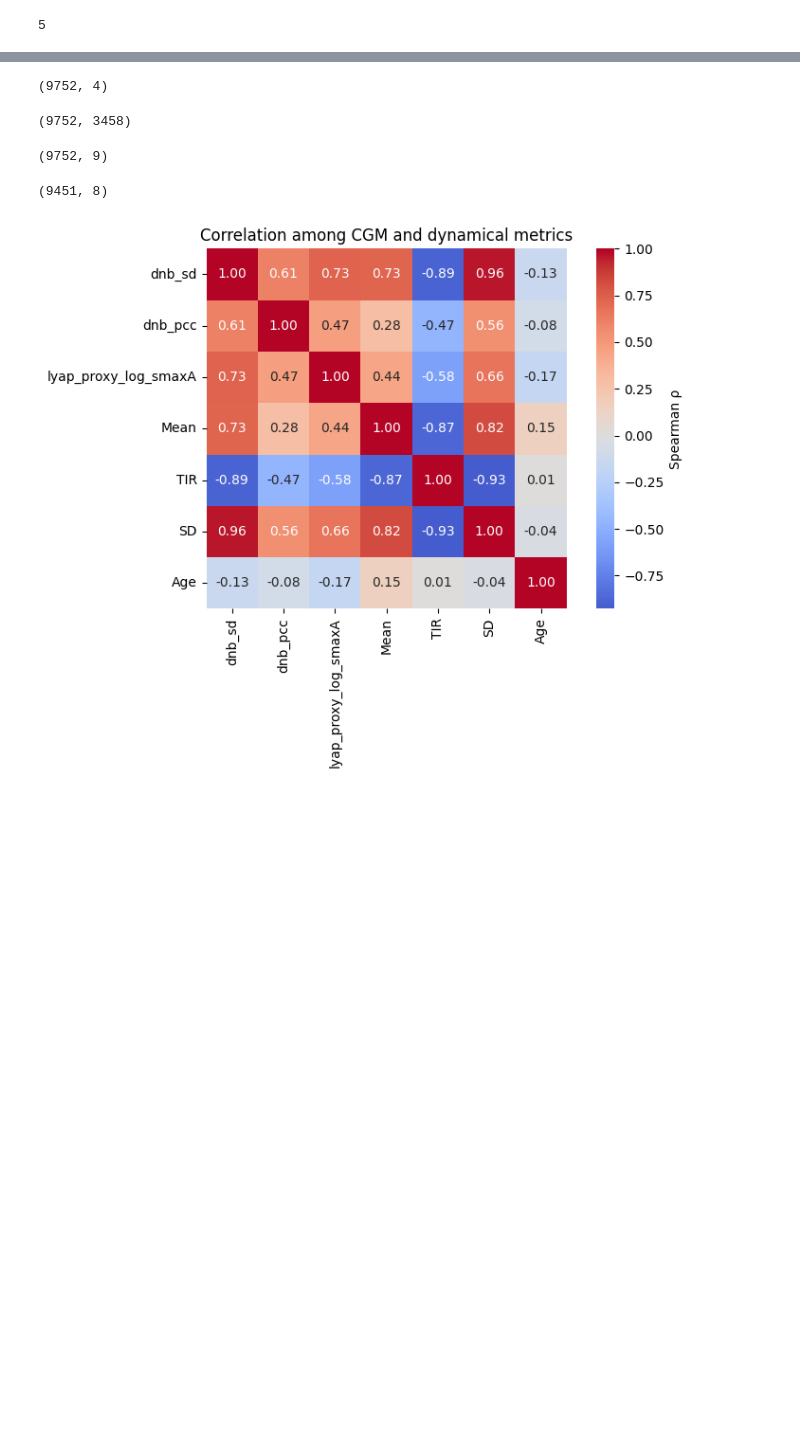
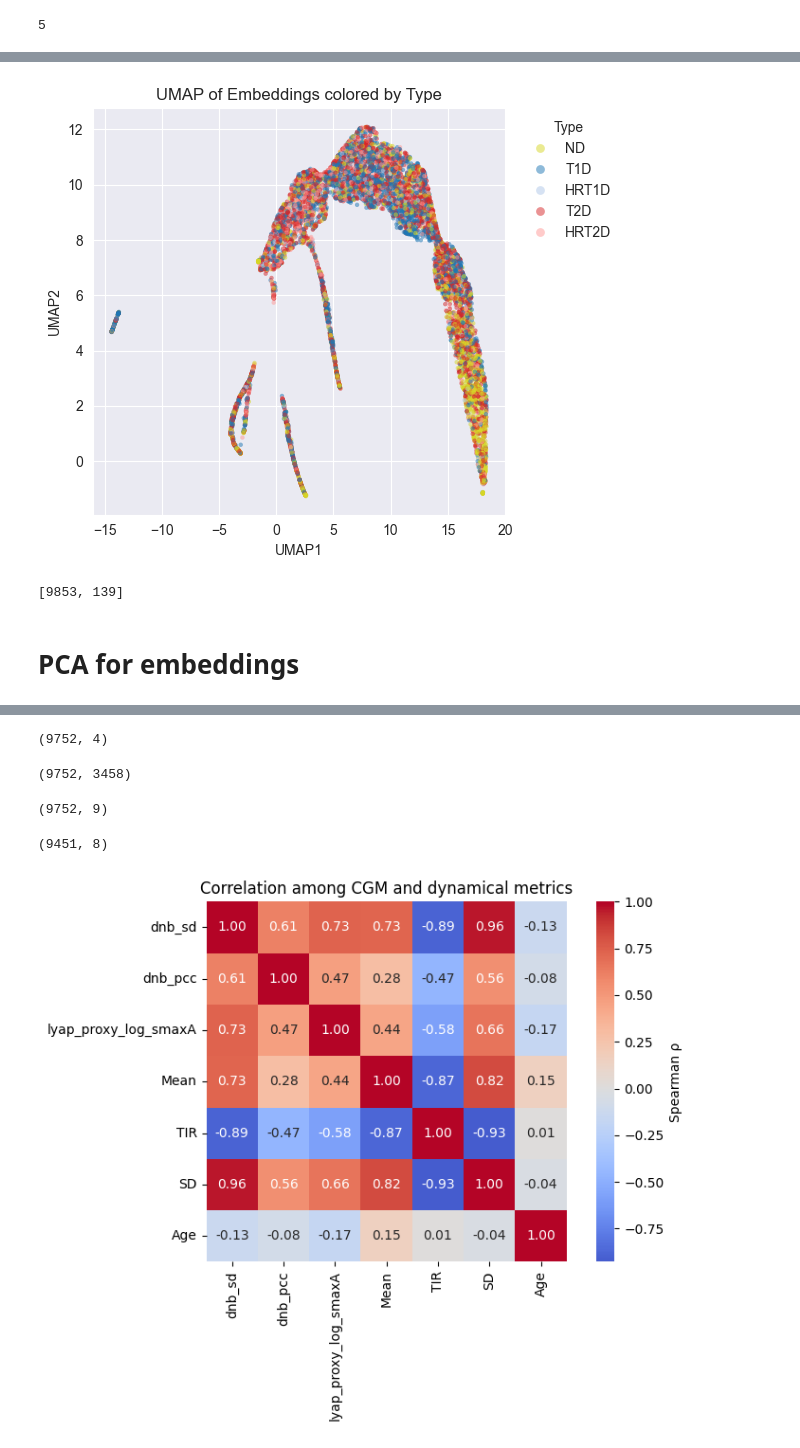
Before and after one commit to YurunLu/CGMfoundation, a Jupyter notebook: Others/AnalysisEmbedding.ipynb, the cells around one changed output, grey strips where cells are left out. Cells and saved outputs as stored; diff of their text form; code cells hidden in the pictures; blank space fills up the shorter version.

```diff
--- a/Others/AnalysisEmbedding.ipynb
+++ b/Others/AnalysisEmbedding.ipynb
@@ -305,0 +369,58 @@ Embedding dim: 128
+# %%
+keep_types = ['ND', 'HRT1D', 'HRT2D', 'T1D', 'T2D']
+
+plot_df = umap_df[umap_df["Type"].isin(keep_types)].copy()
+type_palette = {
+    'ND':    '#d6d627',   # gray
+    'T1D':   '#1f77b4',   # blue
+    'HRT1D': '#aec7e8',   # light blue
+    'T2D':   '#d62728',   # red
+    'HRT2D': '#ff9896',   # light red
+}
+# %%
+plt.figure(figsize=(6, 5))
+
+sns.scatterplot(
+    data=plot_df,
+    x="UMAP1",
+    y="UMAP2",
+    hue="Type",
+    hue_order=['ND', 'T1D', 'HRT1D', 'T2D', 'HRT2D'],
+    palette=type_palette,
+    s=10,
+    alpha=0.5,
+    linewidth=0
+)
+
+plt.xlabel("UMAP1")
+plt.ylabel("UMAP2")
+plt.title("UMAP of Embeddings colored by Type")
+
+plt.legend(
+    title="Type",
+    markerscale=2,
+    bbox_to_anchor=(1.02, 1),
+    loc="upper left",
+    frameon=False
+)
+
+plt.tight_layout()
+plt.savefig("../Results/UMAP_cons_type.png", dpi=300)
+plt.show()
+# %% [output]
+[figure, added]
+# %%
+# size of each island by connected component
+from sklearn.neighbors import NearestNeighbors
+import networkx as nx
+
+nbrs = NearestNeighbors(n_neighbors=15).fit(embs.values)
+knn = nbrs.kneighbors_graph(mode="connectivity")
+
+G = nx.from_scipy_sparse_array(knn)
+components = list(nx.connected_components(G))
+[len(c) for c in sorted(components, key=len, reverse=True)]
+# %% [output]
+[9853, 139]
+# %% [markdown]
+# PCA for embeddings
```
Also changed, not shown: parts of 21 cells of this notebook, 8 other files.
